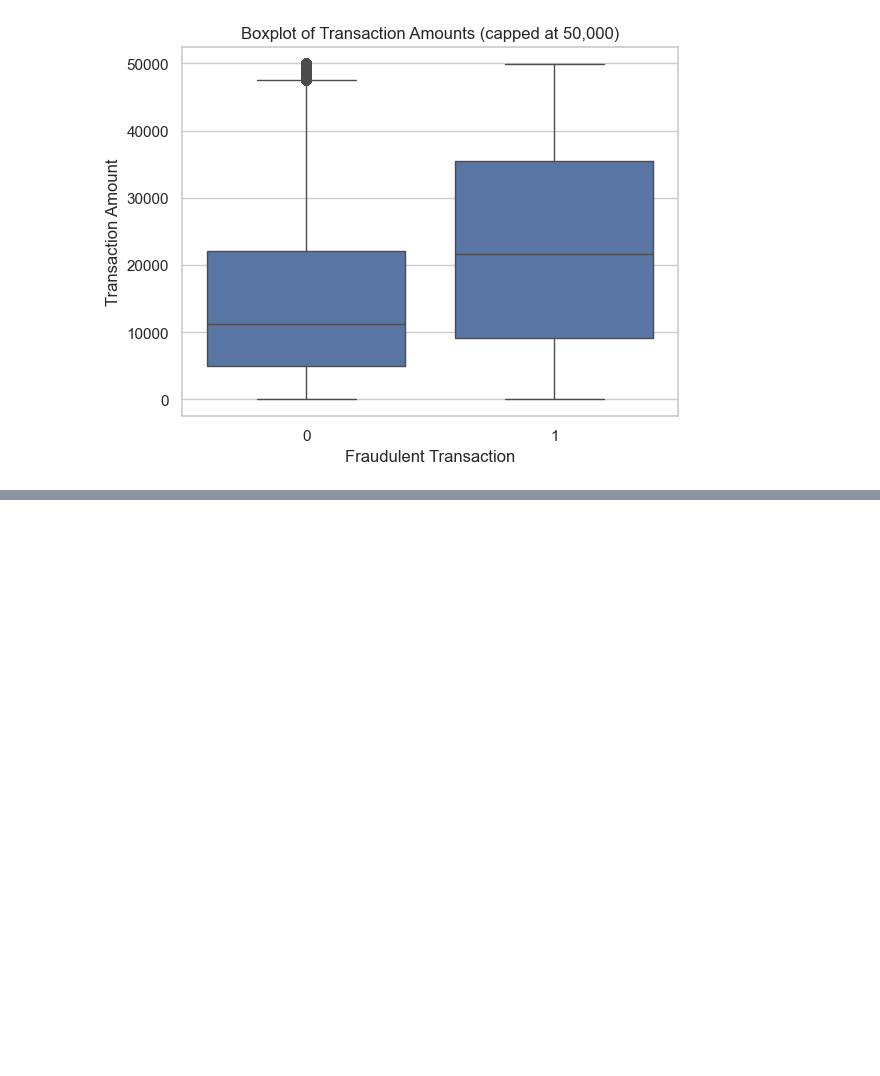
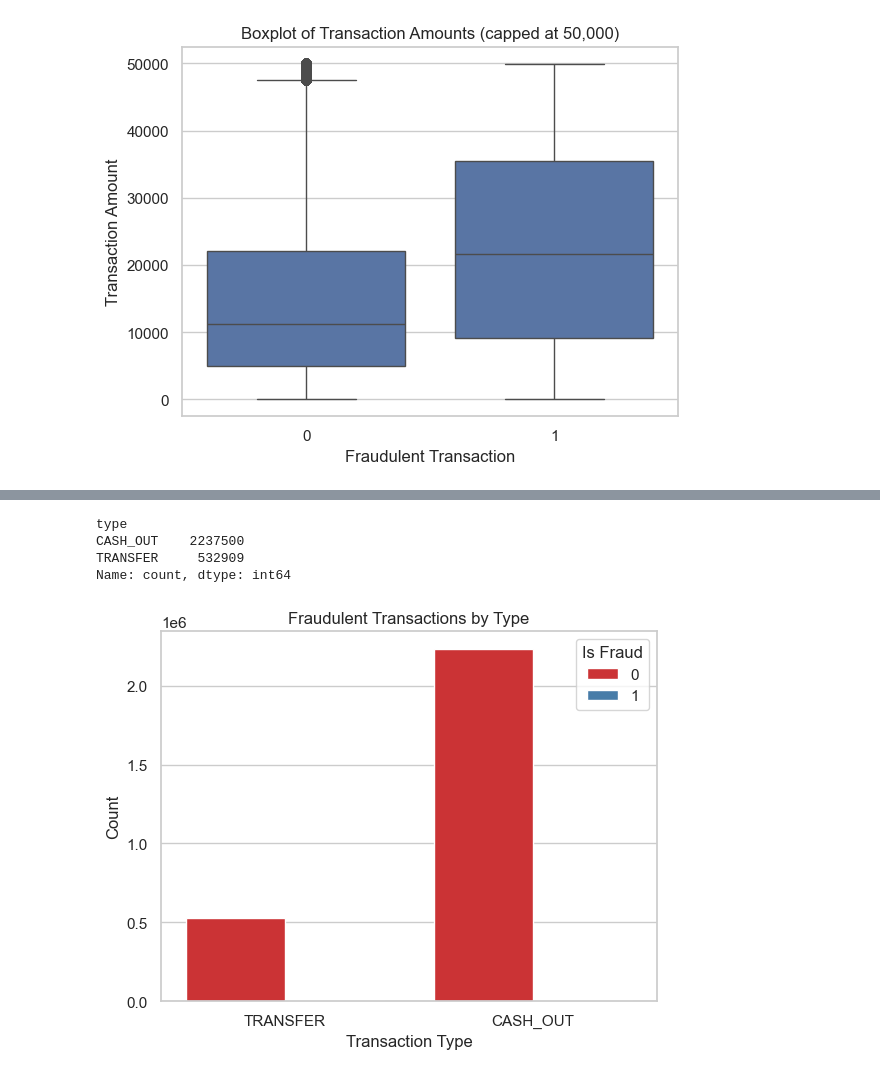
Before and after one commit to halchemylab/Fraud-Detection-Machine-Learning-Project, a Jupyter notebook: analysis.ipynb, the cells around one changed output, grey strips where cells are left out. Cells and saved outputs as stored; diff of their text form; code cells hidden in the pictures; blank space fills up the shorter version.

```diff
--- a/analysis.ipynb
+++ b/analysis.ipynb
@@ -128,0 +156,2 @@ plt.show()
+# %%
+df.drop(columns="step", inplace=True)
@@ -128,0 +199,17 @@ plt.show()
+# %%
+fraud_types = df[df["type"].isin(["TRANSFER", "CASH_OUT"])]
+fraud_types["type"].value_counts()
+# %% [output]
+type
+CASH_OUT    2237500
+TRANSFER     532909
+Name: count, dtype: int64
+# %%
+sns.countplot(data=fraud_types, x="type", hue="isFraud", palette="Set1")
+plt.title("Fraudulent Transactions by Type")
+plt.xlabel("Transaction Type")
+plt.ylabel("Count")
+plt.legend(title="Is Fraud", loc='upper right')
+plt.show()
+# %% [output]
+[figure, added]
```
Also changed, not shown: parts of 8 cells of this notebook.
